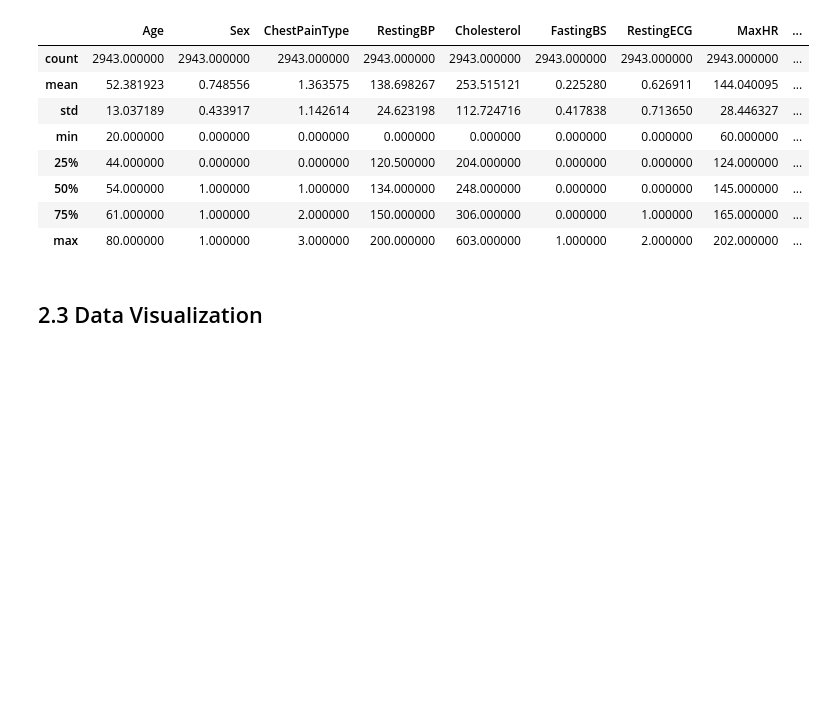
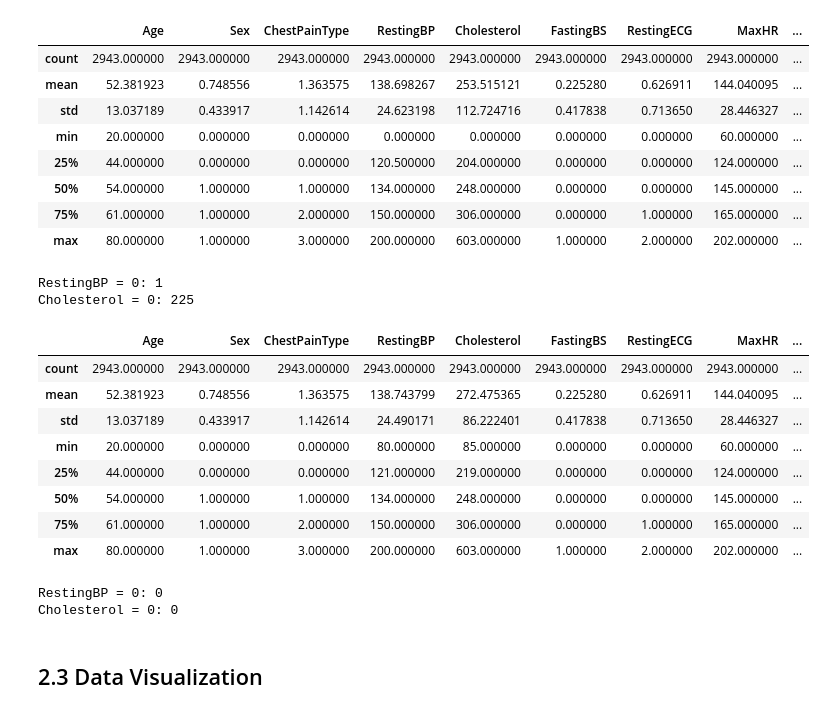
Before and after one commit to AnsonZhu8/MLDP_project, a Jupyter notebook: program_code.ipynb, the cells around one changed output. Drawn from its saved outputs; the diff is of its cells as text; code cells hidden in the pictures; blank space fills up the shorter version.

```diff
--- a/program_code.ipynb
+++ b/program_code.ipynb
@@ -99,0 +105,6 @@ df.describe(include='all')
+# %%
+print("RestingBP = 0:", (df["RestingBP"] == 0).sum())
+print("Cholesterol = 0:", (df["Cholesterol"] == 0).sum())
+# %% [output]
+RestingBP = 0: 1
+Cholesterol = 0: 225
@@ -99,0 +118,18 @@ df.describe(include='all')
+# %%
+df.describe(include='all')
+# %% [output]
+|  | Age | Sex | ChestPainType | RestingBP | Cholesterol | FastingBS | RestingECG | MaxHR | ... |
+| count | 2943.000000 | 2943.000000 | 2943.000000 | 2943.000000 | 2943.000000 | 2943.000000 | 2943.000000 | 2943.000000 | ... |
+| mean | 52.381923 | 0.748556 | 1.363575 | 138.743799 | 272.475365 | 0.225280 | 0.626911 | 144.040095 | ... |
+| std | 13.037189 | 0.433917 | 1.142614 | 24.490171 | 86.222401 | 0.417838 | 0.713650 | 28.446327 | ... |
+| min | 20.000000 | 0.000000 | 0.000000 | 80.000000 | 85.000000 | 0.000000 | 0.000000 | 60.000000 | ... |
+| 25% | 44.000000 | 0.000000 | 0.000000 | 121.000000 | 219.000000 | 0.000000 | 0.000000 | 124.000000 | ... |
+| 50% | 54.000000 | 1.000000 | 1.000000 | 134.000000 | 248.000000 | 0.000000 | 0.000000 | 145.000000 | ... |
+| 75% | 61.000000 | 1.000000 | 2.000000 | 150.000000 | 306.000000 | 0.000000 | 1.000000 | 165.000000 | ... |
+| max | 80.000000 | 1.000000 | 3.000000 | 200.000000 | 603.000000 | 1.000000 | 2.000000 | 202.000000 | ... |
+# %%
+print("RestingBP = 0:", (df["RestingBP"] == 0).sum())
+print("Cholesterol = 0:", (df["Cholesterol"] == 0).sum())
+# %% [output]
+RestingBP = 0: 0
+Cholesterol = 0: 0
```
Also changed, not shown: parts of 29 cells of this notebook, 1 other file.
